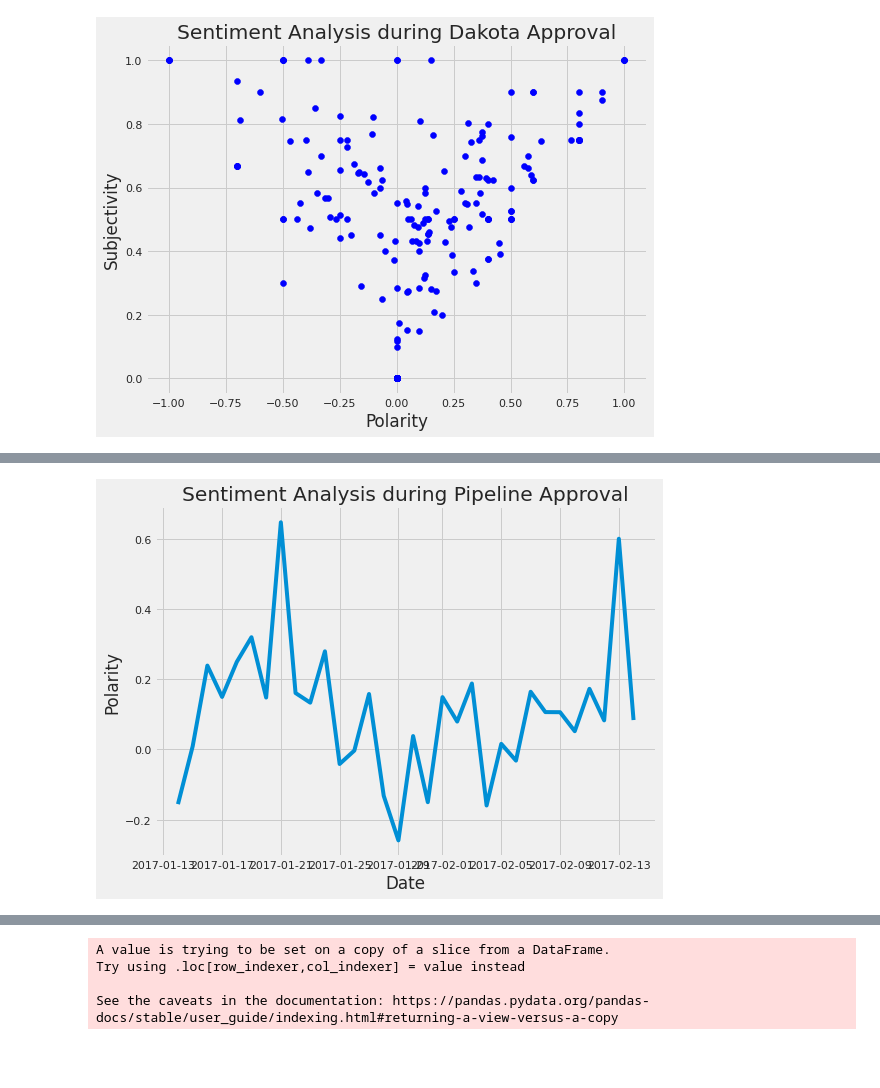
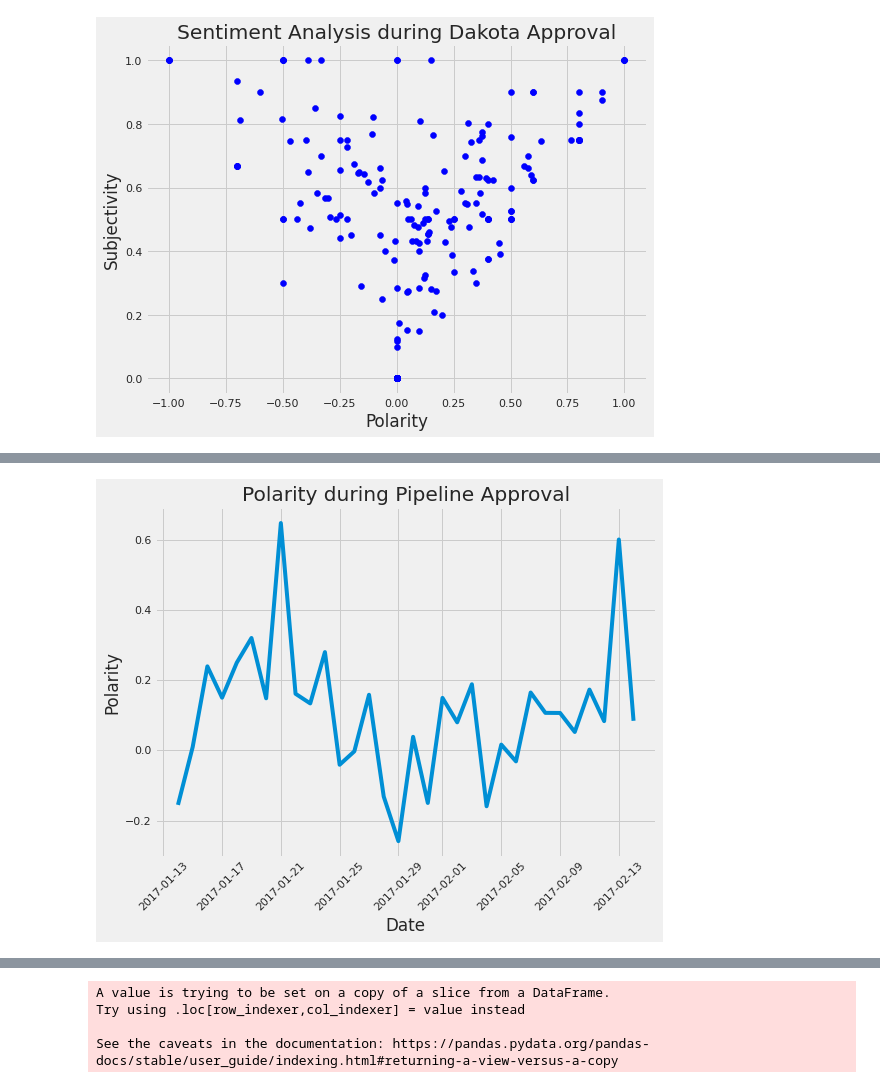
Before and after one commit to cybertraining-dsc/fa20-523-307, a Jupyter notebook: project/Analysis of Financial Markets based on President Trump's Tweets.ipynb, the cells around one changed output, grey strips where cells are left out. Saved outputs shown, nothing was run; the diff lists cells and outputs as text; code cells hidden in the pictures; blank space fills up the shorter version.

```diff
--- a/project/Analysis of Financial Markets based on President Trump's Tweets.ipynb
+++ b/project/Analysis of Financial Markets based on President Trump's Tweets.ipynb
@@ -1145,9 +1148,10 @@ Name: Polarity, dtype: float64
 # %%
 plt.figure(figsize=(8,6))
 plt.plot(mean_polarity)
-plt.title('Sentiment Analysis during Pipeline Approval')
+plt.title('Polarity during Pipeline Approval')
 plt.xlabel('Date')
+plt.xticks(rotation = 45)
 plt.ylabel('Polarity')
 plt.show()
 # %% [output]
-[figure, old version]
+[figure, new version]
```
Also changed, not shown: parts of 5 cells of this notebook.
